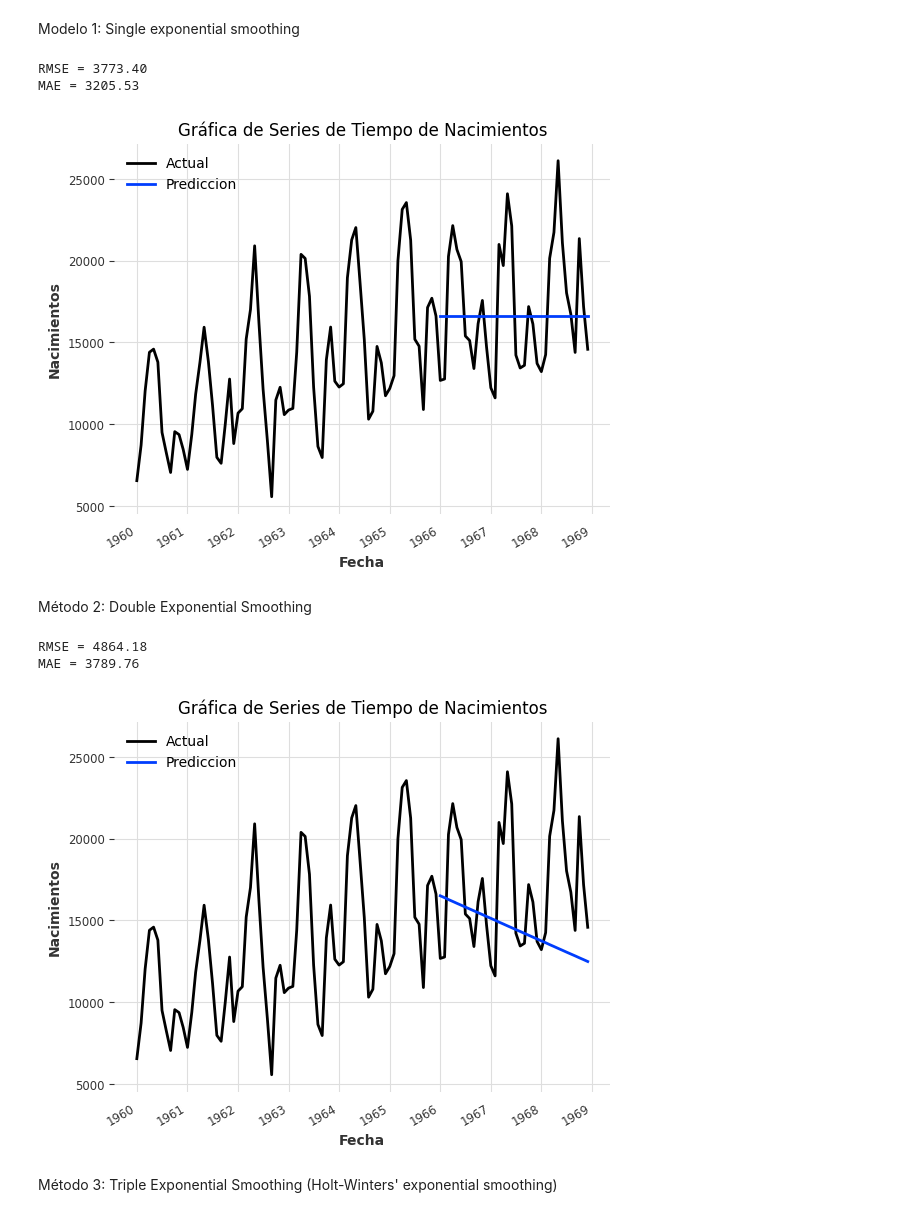
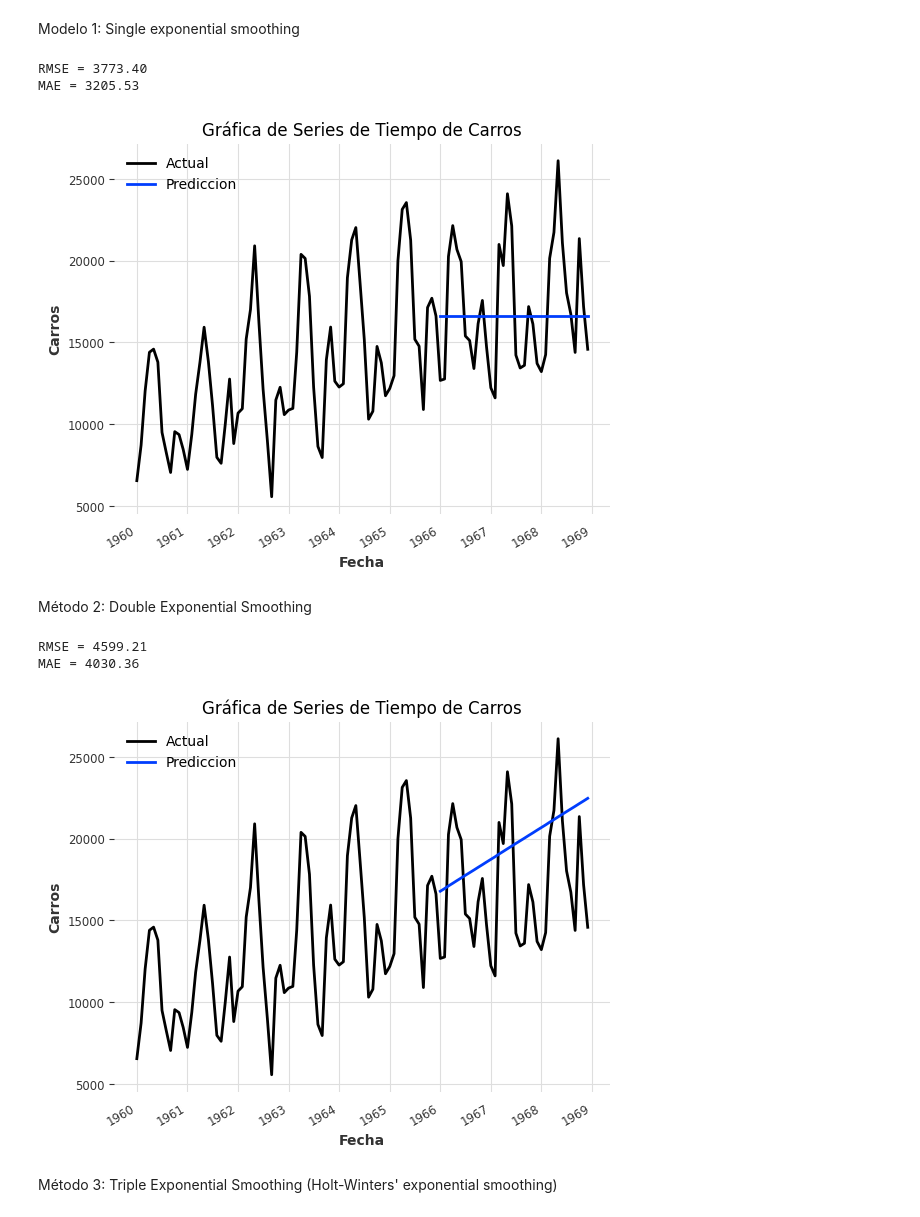
Before and after one commit to 20Candy/lab3_dataScience, a Jupyter notebook: ejercicio1_car.ipynb, the cells around one changed output. Saved outputs shown, nothing was run; the diff lists cells and outputs as text; code cells hidden in the pictures.

```diff
--- a/ejercicio1_car.ipynb
+++ b/ejercicio1_car.ipynb
@@ -183,51 +182,51 @@ fig, ax = plt.subplots()
 ts.plot(label='Actual', ax=ax)
 prediction.plot(label='Prediccion', ax=ax, low_quantile=0.05, high_quantile=0.95)
 
-ax.set_title("Gráfica de Series de Tiempo de Nacimientos")
+ax.set_title("Gráfica de Series de Tiempo de Carros")
 ax.set_xlabel("Fecha")
-ax.set_ylabel("Nacimientos")
+ax.set_ylabel("Carros")
 ax.legend()
 plt.show()
 # %% [output]
 RMSE = 3773.40
 MAE = 3205.53
-[figure, old version]
+[figure, new version]
 # %% [markdown]
 Método 2: Double Exponential Smoothing
 # %%
 from darts.utils.utils import ModelMode, SeasonalityMode
 
 # Crear el modelo DOUBLE EXPONENTIAL SMOOTHING
 model = ExponentialSmoothing(
     trend= ModelMode.ADDITIVE,              # Sí hay tendencia
     seasonal=None,                          # No hay estacionalidad
 )
 
 # Entrenar el modelo
 model.fit(train)
 
 # Predecir los valores
 prediction = model.predict(len(val))      # 36 es el 10% de los datos
 
 # Error RMSE, MAE
 print('RMSE = {:.2f}'.format(rmse(val, prediction)))
 print('MAE = {:.2f}'.format(mae(val, prediction)))
 
 
 # Crear la gráfica de serie de tiempo
 fig, ax = plt.subplots()
 ts.plot(label='Actual', ax=ax)
 prediction.plot(label='Prediccion', ax=ax, low_quantile=0.05, high_quantile=0.95)
 
-ax.set_title("Gráfica de Series de Tiempo de Nacimientos")
+ax.set_title("Gráfica de Series de Tiempo de Carros")
 ax.set_xlabel("Fecha")
-ax.set_ylabel("Nacimientos")
+ax.set_ylabel("Carros")
 ax.legend()
 plt.show()
 # %% [output]
-RMSE = 4864.18
-MAE = 3789.76
+RMSE = 4599.21
+MAE = 4030.36
-[figure, old version]
+[figure, new version]
 # %% [markdown]
 Método 3: Triple Exponential Smoothing (Holt-Winters' exponential smoothing)
 # %%
```
Also changed, not shown: parts of 3 cells of this notebook.
